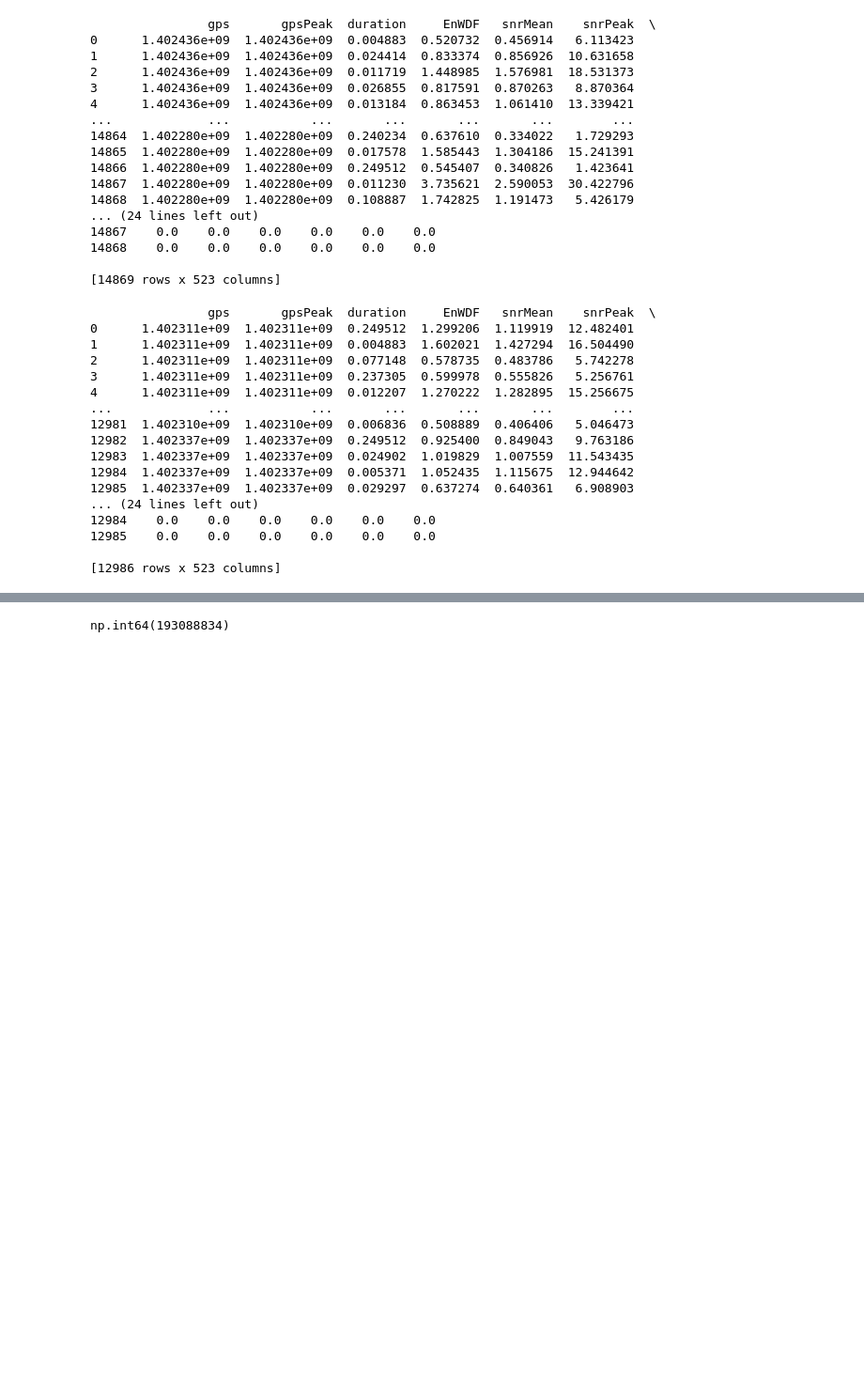
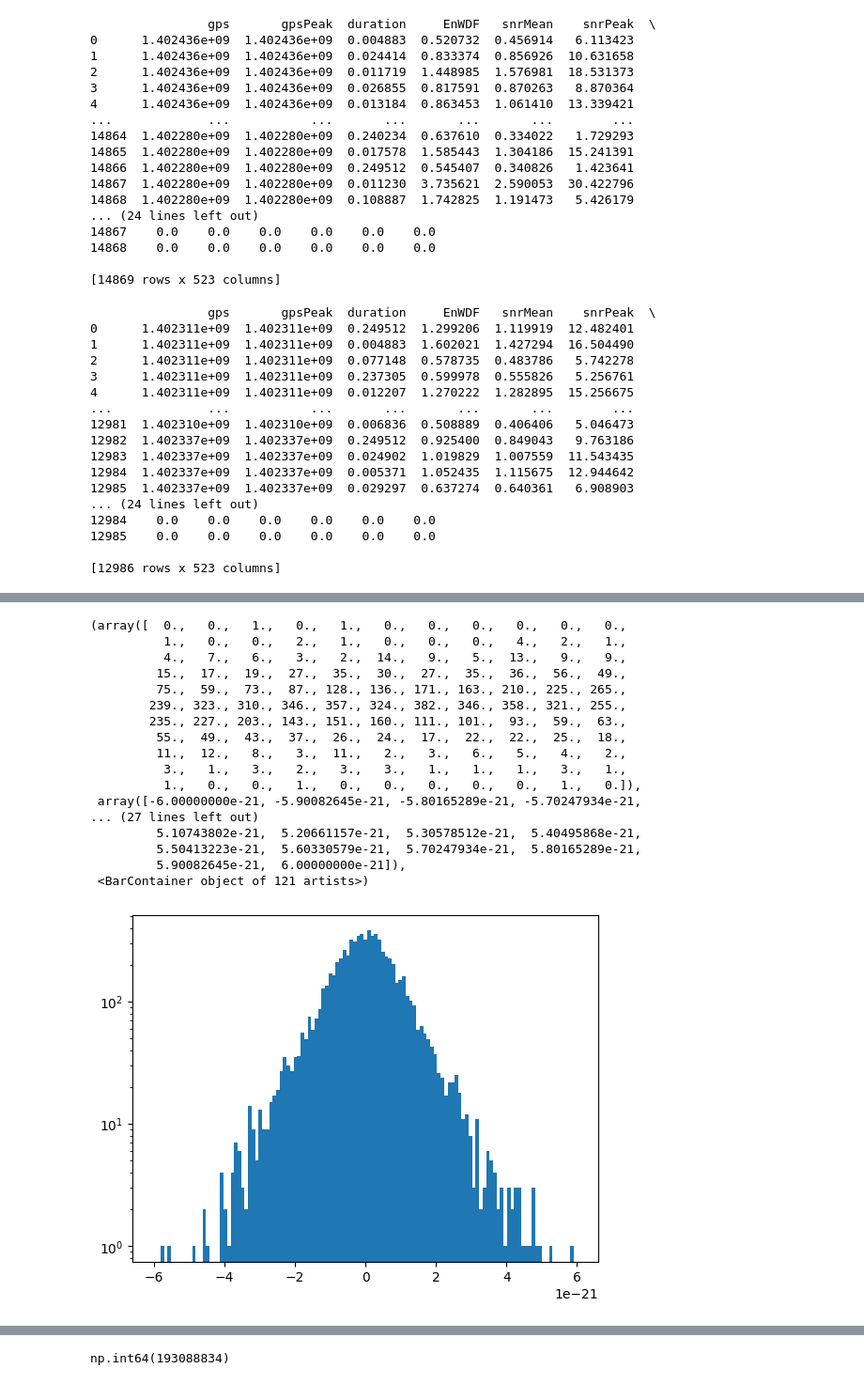
Before and after one commit to ghinanto/gnn_gw, a Jupyter notebook: gnn_gw.ipynb, the cells around one changed output, grey strips where cells are left out. Shown at 94% size. Cells and saved outputs as stored; diff of their text form; code cells hidden in the pictures; blank space fills up the shorter version.

```diff
--- a/gnn_gw.ipynb
+++ b/gnn_gw.ipynb
@@ -119,0 +162,21 @@ coords_matrix
+# %%
+plt.hist([wc for wc in df_H[1] if wc!=0], bins=int(np.sqrt(len(df_H[0]))), log=True, range=(-6e-21, 6e-21))
+# %% [output]
+(array([  0.,   0.,   1.,   0.,   1.,   0.,   0.,   0.,   0.,   0.,   0.,
+          1.,   0.,   0.,   2.,   1.,   0.,   0.,   0.,   4.,   2.,   1.,
+          4.,   7.,   6.,   3.,   2.,  14.,   9.,   5.,  13.,   9.,   9.,
+         15.,  17.,  19.,  27.,  35.,  30.,  27.,  35.,  36.,  56.,  49.,
+         75.,  59.,  73.,  87., 128., 136., 171., 163., 210., 225., 265.,
+        239., 323., 310., 346., 357., 324., 382., 346., 358., 321., 255.,
+        235., 227., 203., 143., 151., 160., 111., 101.,  93.,  59.,  63.,
+         55.,  49.,  43.,  37.,  26.,  24.,  17.,  22.,  22.,  25.,  18.,
+         11.,  12.,   8.,   3.,  11.,   2.,   3.,   6.,   5.,   4.,   2.,
+          3.,   1.,   3.,   2.,   3.,   3.,   1.,   1.,   1.,   3.,   1.,
+          1.,   0.,   0.,   1.,   0.,   0.,   0.,   0.,   0.,   1.,   0.]),
+ array([-6.00000000e-21, -5.90082645e-21, -5.80165289e-21, -5.70247934e-21,
+... (27 lines left out)
+         5.10743802e-21,  5.20661157e-21,  5.30578512e-21,  5.40495868e-21,
+         5.50413223e-21,  5.60330579e-21,  5.70247934e-21,  5.80165289e-21,
+         5.90082645e-21,  6.00000000e-21]),
+ <BarContainer object of 121 artists>)
+[figure, added]
```
Also changed, not shown: parts of 120 cells of this notebook.
